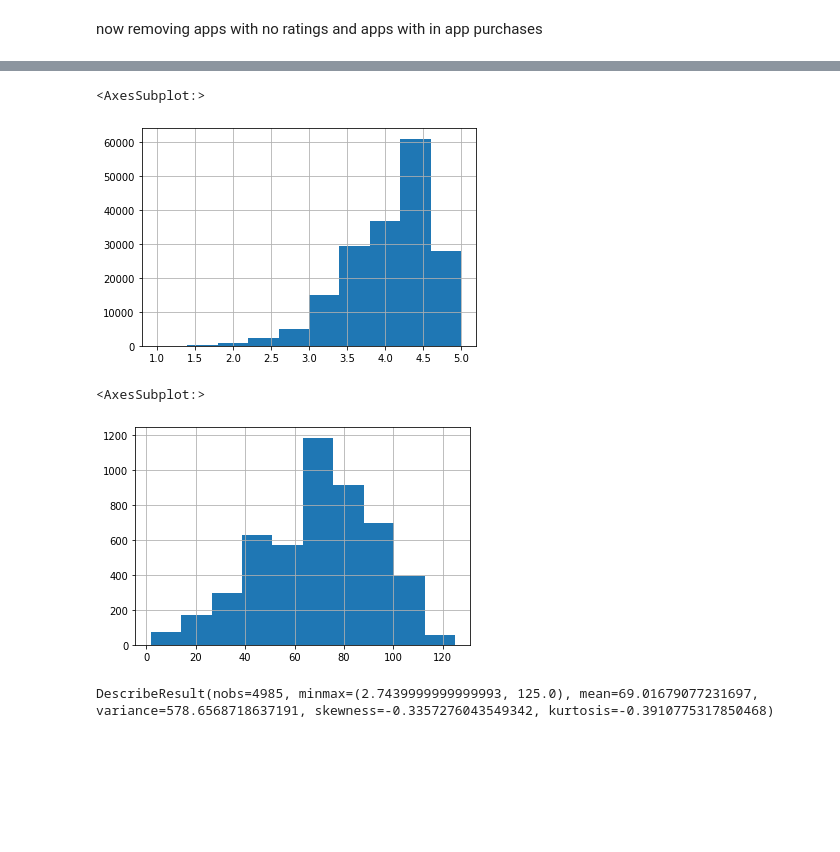
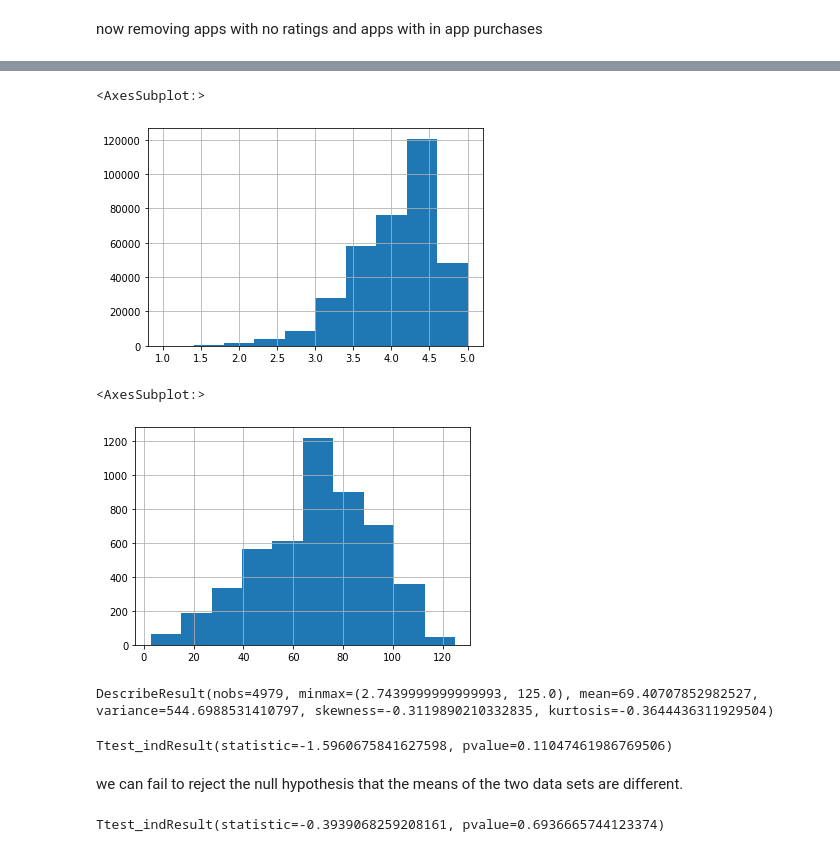
Before and after one commit to mathisme/ThinkfulDSCapstone1, a Jupyter notebook: EDA.ipynb, the cells around one changed output, grey strips where cells are left out. Drawn from its saved outputs; the diff is of its cells as text; code cells hidden in the pictures; blank space fills up the shorter version.

```diff
--- a/EDA.ipynb
+++ b/EDA.ipynb
@@ -75,5 +76,7 @@ df2 = df2[df2['In App Purchases']==False]
 # %%
-df2_free = df2[df2.Free==True]
-df2_free = df2_free[df2_free['Ad Supported']==True]
+df_free = df2[df2.Free==True]
+df_free = df2_free[df2_free['Ad Supported']==True]
 df_paid = df2[df2.Free==False]
+df_paid = df_paid[df_paid['Ad Supported']==False]
+# need to be sure to remove add supported from paid
 # %%
@@ -96,15 +99,15 @@ DescribeResult(nobs=3586, minmax=(2.197, 125.0), mean=70.97183128834355, varianc
 # %%
-df2_free.Rating.hist()
+df_free.Rating.hist()
 # %% [output]
 <AxesSubplot:>
-[figure, old version]
+[figure, new version]
 # %%
-((df2_free.sample(5000).Rating)**3).hist()
+((df_free.sample(5000).Rating)**3).hist()
 # %% [output]
 <AxesSubplot:>
-[figure, old version]
+[figure, new version]
 # %%
-stats.describe(((df2_free.sample(5000).Rating.dropna())**3))
+stats.describe(((df_free.sample(5000).Rating.dropna())**3))
 # %% [output]
-DescribeResult(nobs=4985, minmax=(2.7439999999999993, 125.0), mean=69.01679077231697, variance=578.6568718637191, skewness=-0.3357276043549342, kurtosis=-0.3910775317850468)
+DescribeResult(nobs=4979, minmax=(2.7439999999999993, 125.0), mean=69.40707852982527, variance=544.6988531410797, skewness=-0.3119890210332835, kurtosis=-0.3644436311929504)
 # %%
@@ -111,0 +115,14 @@ DescribeResult(nobs=4985, minmax=(2.7439999999999993, 125.0), mean=69.0167907723
+# %%
+df_free_a = df_free.sample(frac = 0.5)
+df_free_b = df_free.drop(df_free_a.index)
+stats.ttest_ind((df_free_a.Rating.dropna())**3, (df_free_b.Rating.dropna())**3)
+# %% [output]
+Ttest_indResult(statistic=-1.5960675841627598, pvalue=0.11047461986769506)
+# %% [markdown]
+we can fail to reject the null hypothesis that the means of the two data sets are different.
+# %%
+df_paid_a = df_paid.sample(frac = 0.5)
+df_paid_b = df_paid.drop(df_paid_a.index)
+stats.ttest_ind((df_paid_a.Rating.dropna())**3, (df_paid_b.Rating.dropna())**3)
+# %% [output]
+Ttest_indResult(statistic=-0.3939068259208161, pvalue=0.6936665744123374)
```
Also changed, not shown: parts of 9 cells of this notebook, 1 other file.
